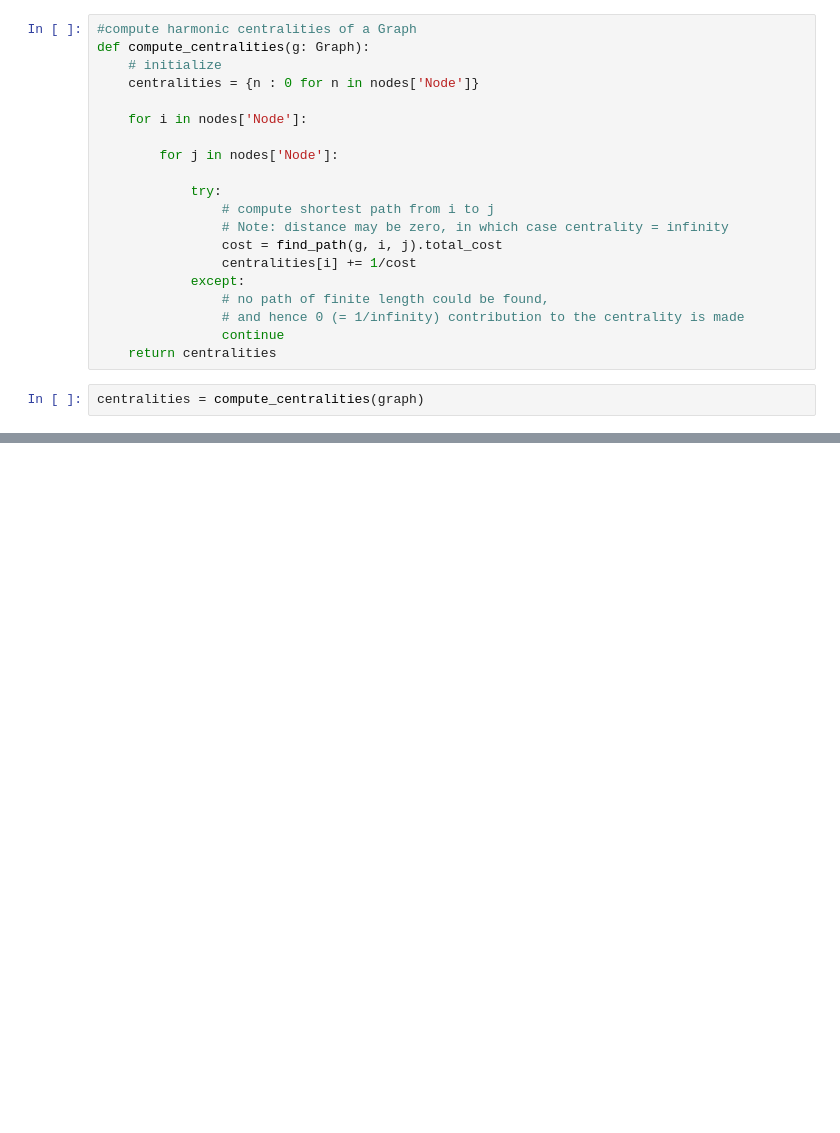
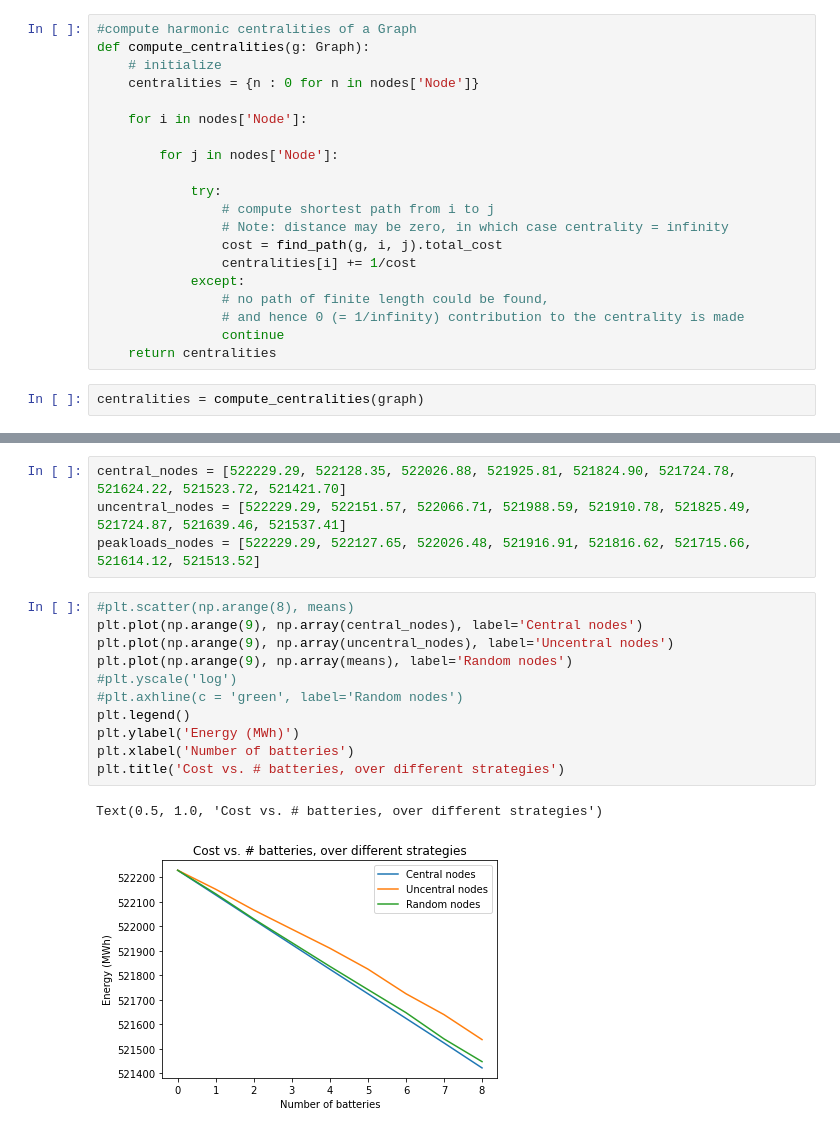
Before and after one commit to cjmlarson/networks-project, a Jupyter notebook: Compute Harmonic Centrality.ipynb, the cells around one changed output, grey strips where cells are left out. Saved outputs shown, nothing was run; the diff lists cells and outputs as text; blank space fills up the shorter version.

```diff
--- a/Compute Harmonic Centrality.ipynb
+++ b/Compute Harmonic Centrality.ipynb
@@ -105 +105,19 @@ nodes_by_centrality
  ...}
+# %%
+central_nodes = [522229.29, 522128.35, 522026.88, 521925.81, 521824.90, 521724.78, 521624.22, 521523.72, 521421.70]
+uncentral_nodes = [522229.29, 522151.57, 522066.71, 521988.59, 521910.78, 521825.49, 521724.87, 521639.46, 521537.41]
+peakloads_nodes = [522229.29, 522127.65, 522026.48, 521916.91, 521816.62, 521715.66, 521614.12, 521513.52]
+# %%
+#plt.scatter(np.arange(8), means)
+plt.plot(np.arange(9), np.array(central_nodes), label='Central nodes')
+plt.plot(np.arange(9), np.array(uncentral_nodes), label='Uncentral nodes')
+plt.plot(np.arange(9), np.array(means), label='Random nodes')
+#plt.yscale('log')
+#plt.axhline(c = 'green', label='Random nodes')
+plt.legend()
+plt.ylabel('Energy (MWh)')
+plt.xlabel('Number of batteries')
+plt.title('Cost vs. # batteries, over different strategies')
+# %% [output]
+Text(0.5, 1.0, 'Cost vs. # batteries, over different strategies')
+[figure, added]
```
Also changed, not shown: parts of 6 cells of this notebook, 1 other file.
